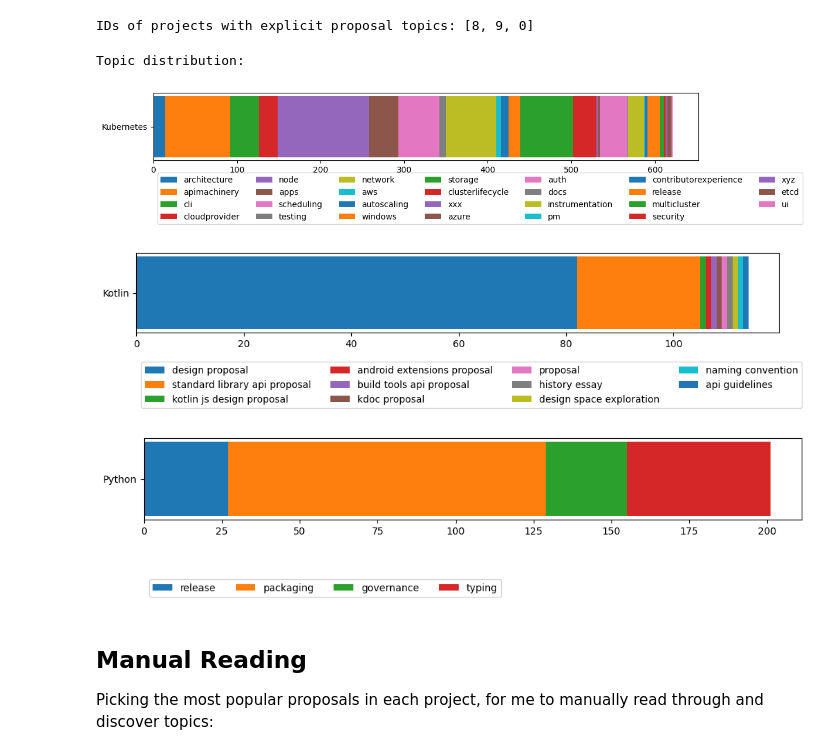
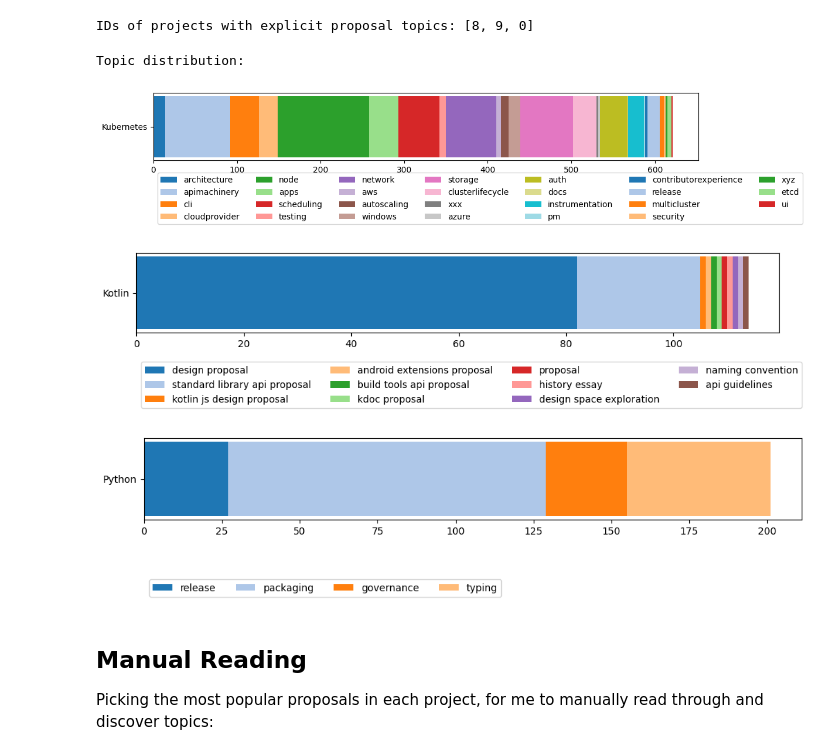
Before and after one commit to StijnRis/cse3000-sep, a Jupyter notebook: rq4-nep-jep/analysis.ipynb, the cells around one changed output. Cells and saved outputs as stored; diff of their text form; code cells hidden in the pictures.

```diff
--- a/rq4-nep-jep/analysis.ipynb
+++ b/rq4-nep-jep/analysis.ipynb
@@ -163,27 +177,33 @@ projects_with_topics = list({p.project_id for p in proposals_with_topics})
 print('IDs of projects with explicit proposal topics:', projects_with_topics)
 # %% [output]
 IDs of projects with explicit proposal topics: [8, 9, 0]
+# %%
+def proposal_topics(prop: Proposal) -> set[str]:
+  return set() if prop.topic is None else {top.lower().replace('-', '') for top in re.split(r', | / ', prop.topic)}
 # %%
 print('Topic distribution:')
 for proj_id in projects_with_topics:
   topic_counts = Counter[str]()
   for prop in proposals_with_topics:
     if prop.project_id == proj_id:
       assert prop.topic, f'Fetched proposal with no topic ({proj_id}, {prop.proposal_id})'
-      for topic in re.split(r', | / ', prop.topic):
-        topic_counts[topic.lower().replace('-', '')] += 1
+      for topic in proposal_topics(prop):
+        topic_counts[topic] += 1
   plt.figure(figsize=(12, 1.5))
   offset = 0
+  color_id = 0
   for topic, count in topic_counts.items():
-    _ = plt.barh([projects[proj_id].project_name], [count], left=offset, label=topic)
+    _ = plt.barh([projects[proj_id].project_name], [count], height=0.1, left=offset,
+      label=topic, color=plt.get_cmap('tab20')(color_id % 20))
     offset += count
+    color_id += 1
   _ = plt.legend(loc='lower left', bbox_to_anchor=(0, -1), ncol={0:4, 8:7, 9:4}[proj_id])
   show_and_save(f'topic_distr_{projects[proj_id].project_name}', tight_layout=False)
 # %% [output]
 Topic distribution:
-[figure, old version]
+[figure, new version]
-[figure, old version]
+[figure, new version]
-[figure, old version]
+[figure, new version]
 # %% [markdown]
 ## Manual Reading
 
```
Also changed, not shown: parts of 31 cells of this notebook, 43 other files.
